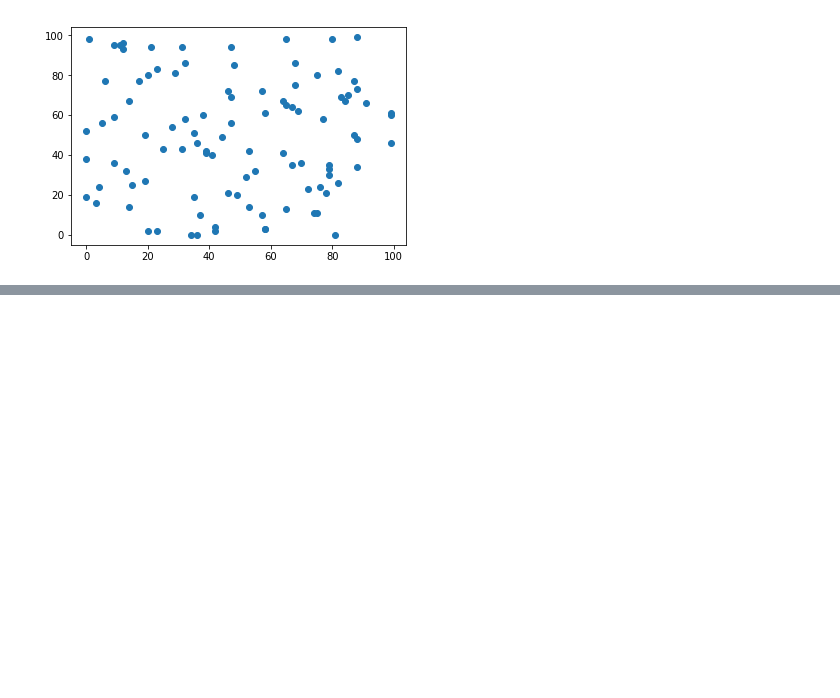
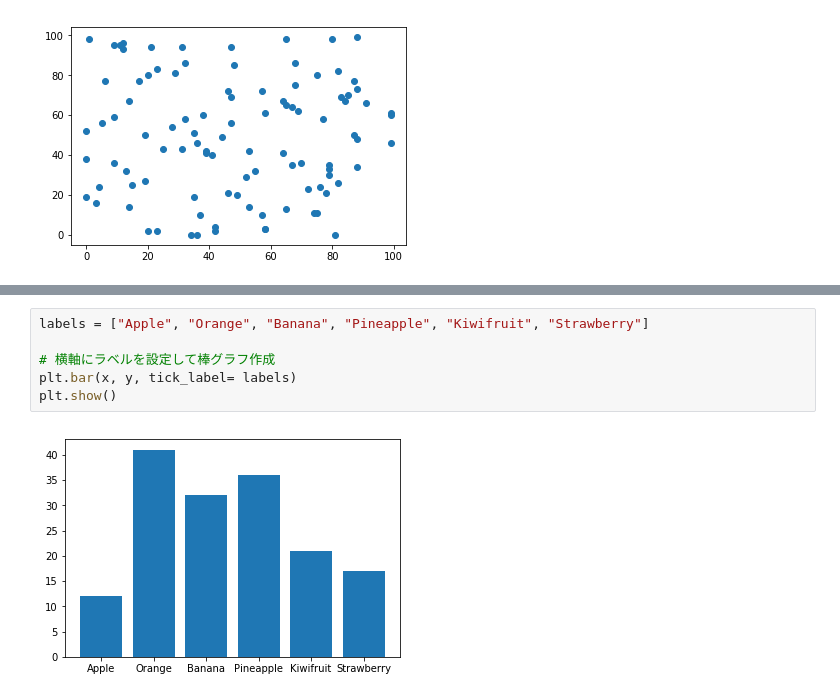
Before and after one commit to vbitjp/Python, a Jupyter notebook: plot/matplotlib01.ipynb, the cells around one changed output, grey strips where cells are left out. Drawn from its saved outputs; the diff is of its cells as text; blank space fills up the shorter version.

```diff
--- a/plot/matplotlib01.ipynb
+++ b/plot/matplotlib01.ipynb
@@ -23,0 +56,8 @@ plt.show()
+# %%
+labels = ["Apple", "Orange", "Banana", "Pineapple", "Kiwifruit", "Strawberry"]
+
+# 横軸にラベルを設定して棒グラフ作成
+plt.bar(x, y, tick_label= labels)
+plt.show()
+# %% [output]
+[figure, added]
```
Also changed, not shown: parts of 5 cells of this notebook.
